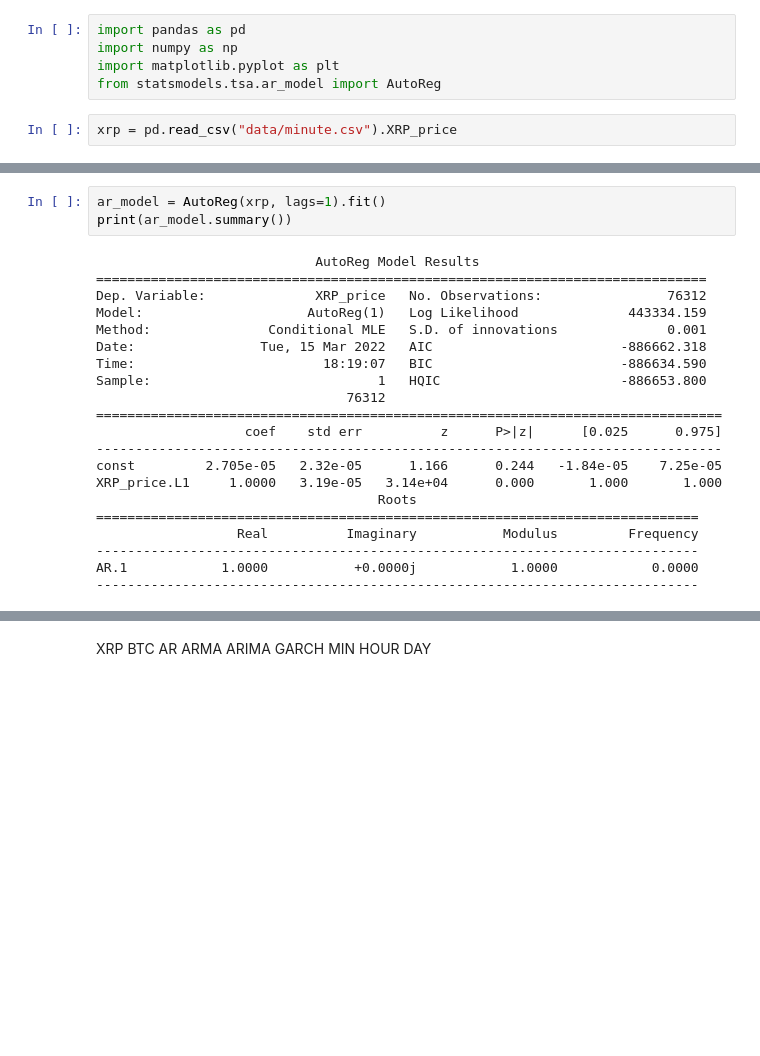
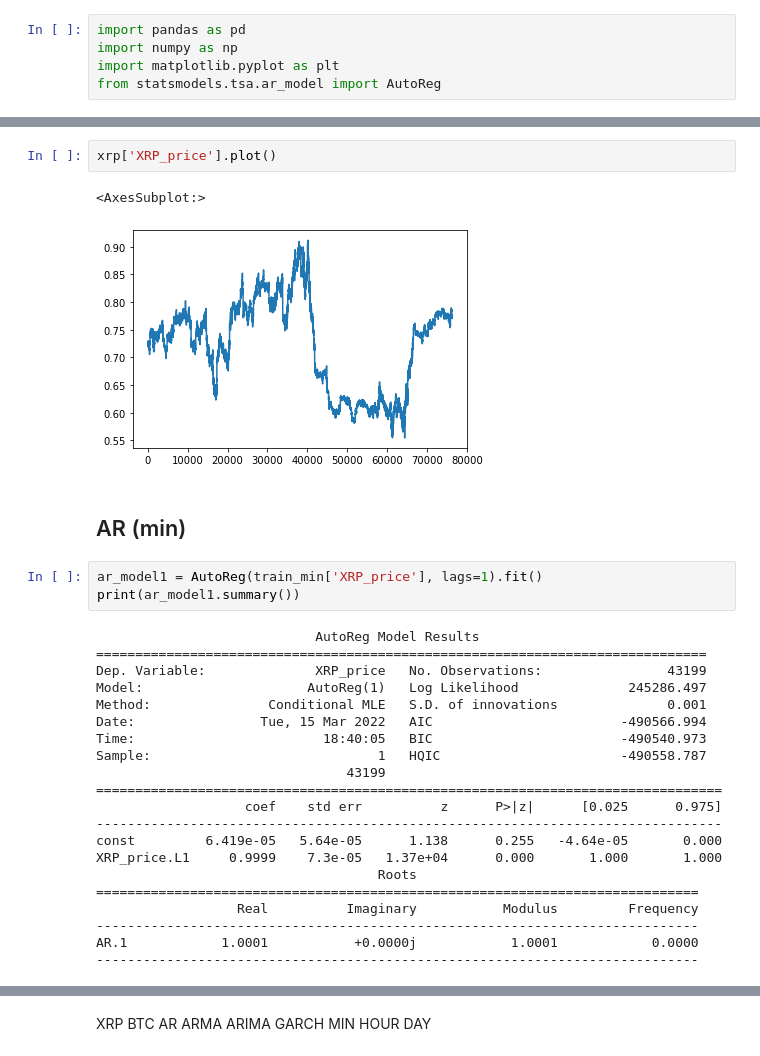
Before and after one commit to MGaulia/PD, a Jupyter notebook: 2 AR.ipynb, the cells around one changed output, grey strips where cells are left out. Drawn from its saved outputs; the diff is of its cells as text; blank space fills up the shorter version.

```diff
--- a/2 AR.ipynb
+++ b/2 AR.ipynb
@@ -3,5 +3,3 @@ import pandas as pd
 import numpy as np
 import matplotlib.pyplot as plt
 from statsmodels.tsa.ar_model import AutoReg
-# %%
-xrp = pd.read_csv("data/minute.csv").XRP_price
@@ -8,24 +32,31 @@ xrp = pd.read_csv("data/minute.csv").XRP_price
+# %%
+xrp['XRP_price'].plot()
+# %% [output]
+<AxesSubplot:>
+[figure, added]
+# %% [markdown]
+## AR (min)
 # %%
-ar_model = AutoReg(xrp, lags=1).fit()
-print(ar_model.summary())
+ar_model1 = AutoReg(train_min['XRP_price'], lags=1).fit()
+print(ar_model1.summary())
 # %% [output]
                             AutoReg Model Results
 ==============================================================================
-Dep. Variable:              XRP_price   No. Observations:                76312
-Model:                     AutoReg(1)   Log Likelihood              443334.159
+Dep. Variable:              XRP_price   No. Observations:                43199
+Model:                     AutoReg(1)   Log Likelihood              245286.497
 Method:               Conditional MLE   S.D. of innovations              0.001
-Date:                Tue, 15 Mar 2022   AIC                        -886662.318
-Time:                        18:19:07   BIC                        -886634.590
-Sample:                             1   HQIC                       -886653.800
-                                76312
+Date:                Tue, 15 Mar 2022   AIC                        -490566.994
+Time:                        18:40:05   BIC                        -490540.973
+Sample:                             1   HQIC                       -490558.787
+                                43199
 ================================================================================
                    coef    std err          z      P>|z|      [0.025      0.975]
 --------------------------------------------------------------------------------
-const         2.705e-05   2.32e-05      1.166      0.244   -1.84e-05    7.25e-05
-XRP_price.L1     1.0000   3.19e-05   3.14e+04      0.000       1.000       1.000
+const         6.419e-05   5.64e-05      1.138      0.255   -4.64e-05       0.000
+XRP_price.L1     0.9999    7.3e-05   1.37e+04      0.000       1.000       1.000
                                     Roots
 =============================================================================
                   Real          Imaginary           Modulus         Frequency
 -----------------------------------------------------------------------------
-AR.1            1.0000           +0.0000j            1.0000            0.0000
+AR.1            1.0001           +0.0000j            1.0001            0.0000
 -----------------------------------------------------------------------------
```
Also changed, not shown: parts of 20 cells of this notebook.
